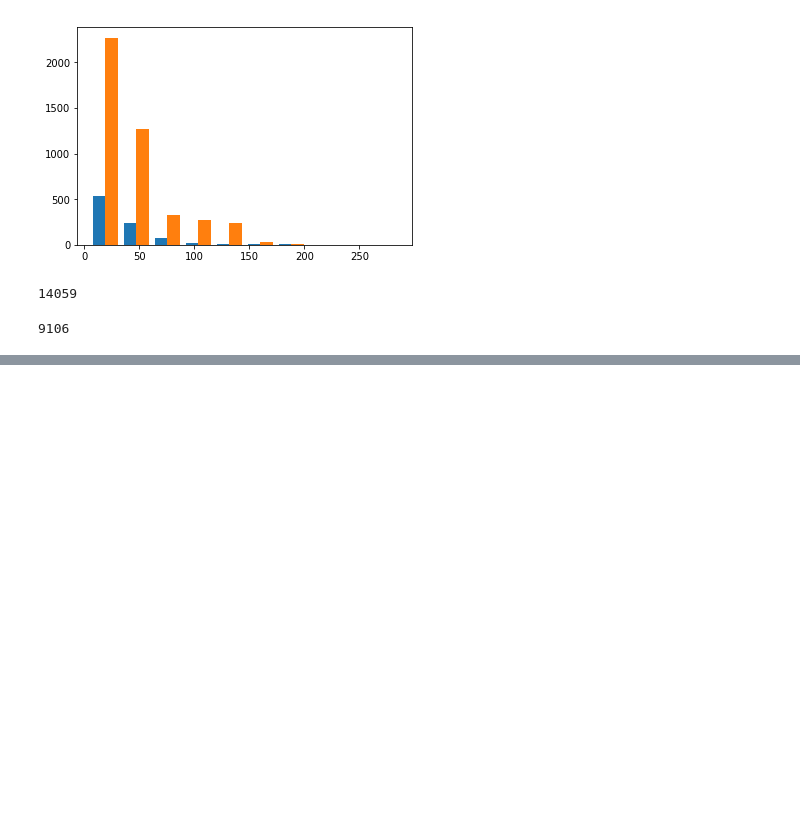
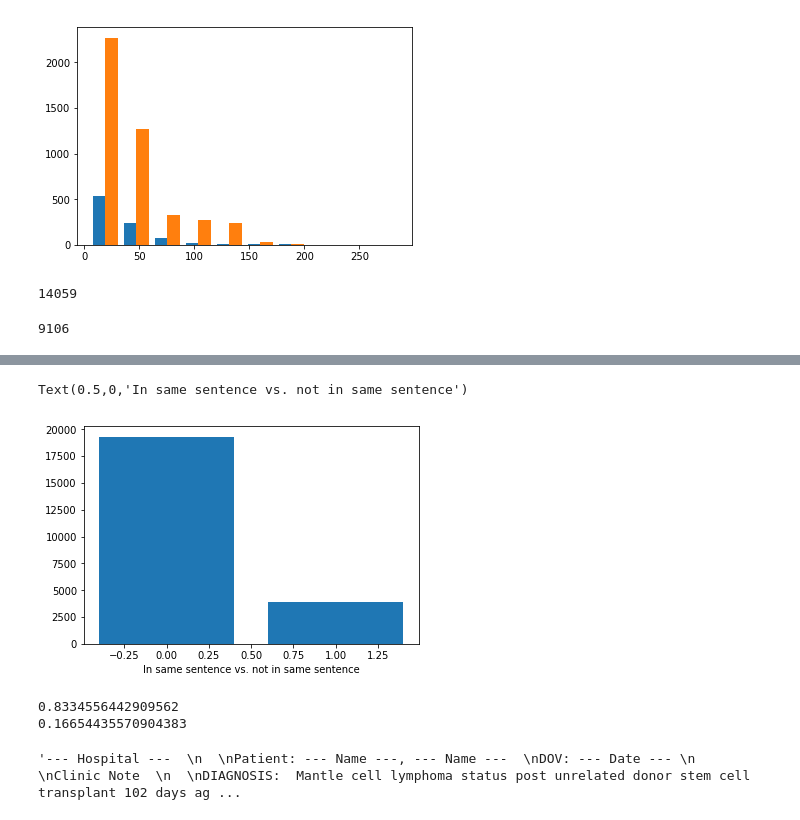
Before and after one commit to abchapman93/MADE_relations, a Jupyter notebook: Data Exploration.ipynb, the cells around one changed output, grey strips where cells are left out. Saved outputs shown, nothing was run; the diff lists cells and outputs as text; code cells hidden in the pictures; blank space fills up the shorter version.

```diff
--- a/Data Exploration.ipynb
+++ b/Data Exploration.ipynb
@@ -383,3 +391,15 @@ anno1_first
 anno2_second
 # %% [output]
 9106
+# %%
+# How many relations occur within a single sentence?
+
+in_same = []
+not_in_same = []
+
+for doc in docs.values():
+    for relat in doc.get_relations():
+        if doc.in_same_sentence(relat.span):
+            in_same.append(relat)
+        else:
+            not_in_same.append(relat)
@@ -385,0 +442,17 @@ anno2_second
+# %%
+plt.bar([0, 1], [len(in_same), len(not_in_same)])
+plt.xlabel("In same sentence vs. not in same sentence")
+# %% [output]
+Text(0.5,0,'In same sentence vs. not in same sentence')
+[figure, added]
+# %%
+num_relats = len(in_same) + len(not_in_same)
+print(len(in_same)/num_relats)
+print(len(not_in_same)/num_relats)
+# %% [output]
+0.8334556442909562
+0.16654435570904383
+# %%
+docs['10_1014'].text
+# %% [output]
+'--- Hospital ---  \n  \nPatient: --- Name ---, --- Name ---  \nDOV: --- Date --- \n  \nClinic Note  \n  \nDIAGNOSIS:  Mantle cell lymphoma status post unrelated donor stem cell transplant 102 days ag ...
```
Also changed, not shown: parts of 9 cells of this notebook, 14 other files.
